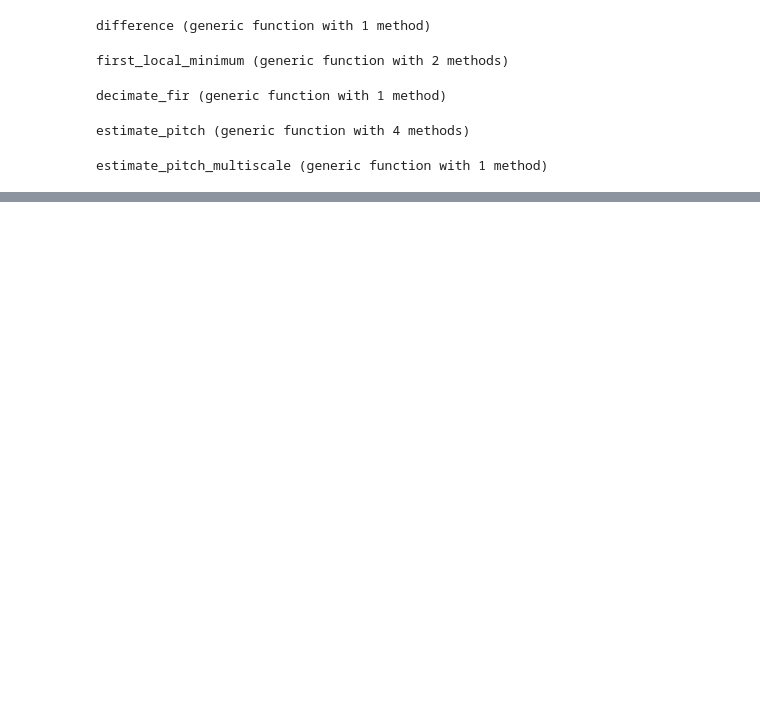
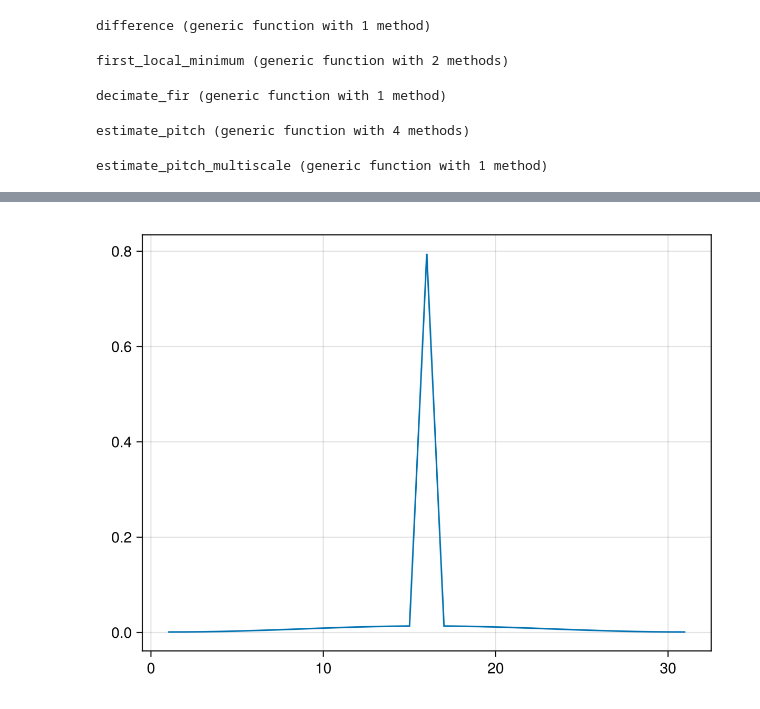
Before and after one commit to darwindarak/bass-tuna, a Jupyter notebook: experiments/Tuning-YIN-Multiscale.ipynb, the cells around one changed output, grey strips where cells are left out. Cells and saved outputs as stored; diff of their text form; code cells hidden in the pictures; blank space fills up the shorter version.

```diff
--- a/experiments/Tuning-YIN-Multiscale.ipynb
+++ b/experiments/Tuning-YIN-Multiscale.ipynb
@@ -123,0 +171,5 @@ estimate_pitch_multiscale (generic function with 1 method)
+# %%
+lines( [0.00097939, 0.00111889, 0.0015086483, 0.0021411602, 0.0029964019, 0.0040425807, 0.0052375356, 0.0065306937, 0.00786552, 0.009182295, 0.010421098, 0.011524849, 0.0124422, 0.013130183, 0.013556412, 0.79464436, 0.013556412, 0.013130183, 0.0124422, 0.011524846, 0.010421098, 0.009182292, 0.007865518, 0.0065306947, 0.005237534, 0.004042581, 0.002996401, 0.0021411588, 0.0015086473, 0.0011188905, 0.00097939]
+)
+# %% [output]
+[figure, added]
```
Also changed, not shown: parts of 8 cells of this notebook, 3 other files.
